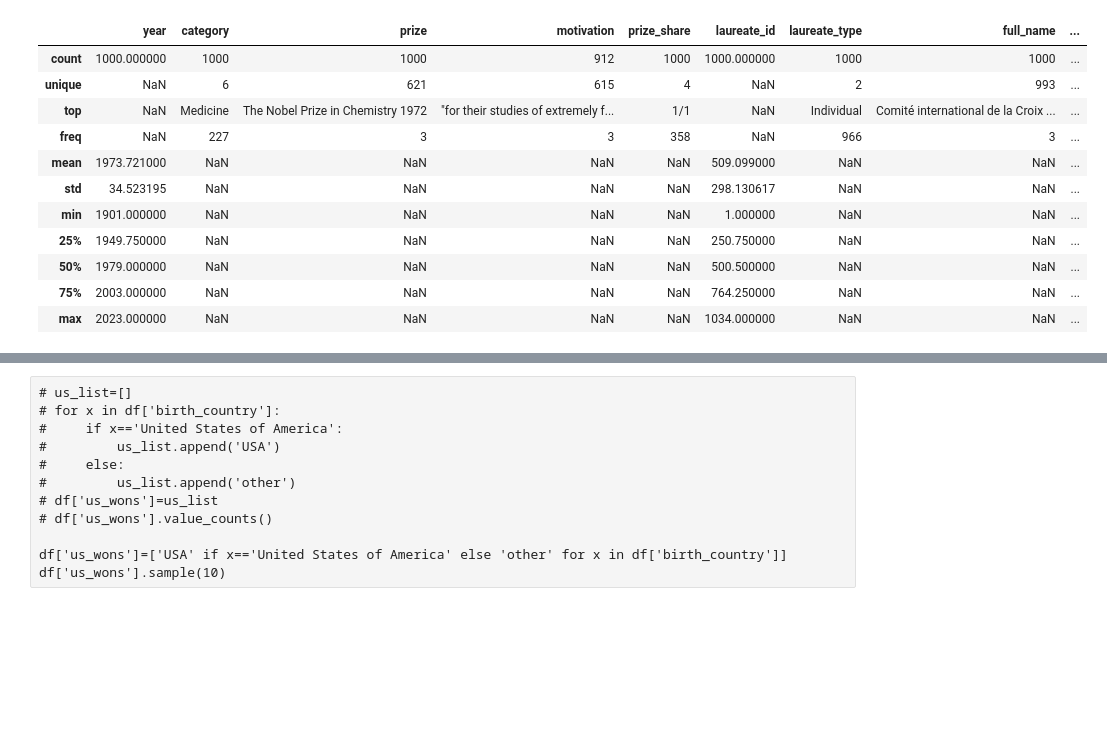
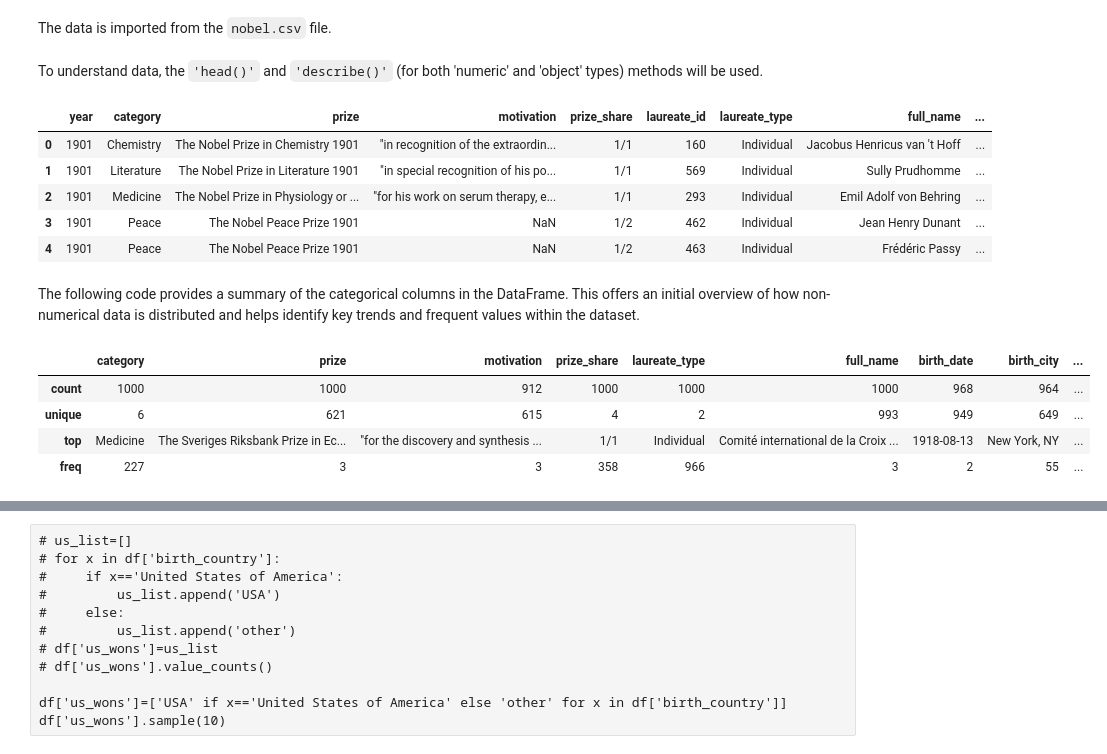
Before and after one commit to jgp-13/project_nobel_prize, a Jupyter notebook: notebook.ipynb, the cells around one changed output, grey strips where cells are left out. Drawn from its saved outputs; the diff is of its cells as text; code cells hidden in the pictures; blank space fills up the shorter version.

```diff
--- a/notebook.ipynb
+++ b/notebook.ipynb
@@ -69,0 +51,2 @@ df.head()
+# %% [markdown]
+The data is imported from the `nobel.csv` file.
@@ -70,15 +57,21 @@ df.head()
+# %% [markdown]
+To understand data, the `'head()'` and `'describe()'` (for both 'numeric' and 'object' types) methods will be used.
+# %%
+df.head()
+# %% [output]
+|  | year | category | prize | motivation | prize_share | laureate_id | laureate_type | full_name | ... |
+| 0 | 1901 | Chemistry | The Nobel Prize in Chemistry 1901 | "in recognition of the extraordin... | 1/1 | 160 | Individual | Jacobus Henricus van 't Hoff | ... |
+| 1 | 1901 | Literature | The Nobel Prize in Literature 1901 | "in special recognition of his po... | 1/1 | 569 | Individual | Sully Prudhomme | ... |
+| 2 | 1901 | Medicine | The Nobel Prize in Physiology or ... | "for his work on serum therapy, e... | 1/1 | 293 | Individual | Emil Adolf von Behring | ... |
+| 3 | 1901 | Peace | The Nobel Peace Prize 1901 | NaN | 1/2 | 462 | Individual | Jean Henry Dunant | ... |
+| 4 | 1901 | Peace | The Nobel Peace Prize 1901 | NaN | 1/2 | 463 | Individual | Frédéric Passy | ... |
+# %% [markdown]
+The following code provides a summary of the categorical columns in the DataFrame. This offers an initial overview of how non-numerical data is distributed and helps identify key trends and frequent values within the dataset.
 # %%
-df.describe(include='all')
+df.describe(include='object')
 # %% [output]
-|  | year | category | prize | motivation | prize_share | laureate_id | laureate_type | full_name | ... |
-| count | 1000.000000 | 1000 | 1000 | 912 | 1000 | 1000.000000 | 1000 | 1000 | ... |
-| unique | NaN | 6 | 621 | 615 | 4 | NaN | 2 | 993 | ... |
-| top | NaN | Medicine | The Nobel Prize in Chemistry 1972 | "for their studies of extremely f... | 1/1 | NaN | Individual | Comité international de la Croix ... | ... |
-| freq | NaN | 227 | 3 | 3 | 358 | NaN | 966 | 3 | ... |
-| mean | 1973.721000 | NaN | NaN | NaN | NaN | 509.099000 | NaN | NaN | ... |
-| std | 34.523195 | NaN | NaN | NaN | NaN | 298.130617 | NaN | NaN | ... |
-| min | 1901.000000 | NaN | NaN | NaN | NaN | 1.000000 | NaN | NaN | ... |
-| 25% | 1949.750000 | NaN | NaN | NaN | NaN | 250.750000 | NaN | NaN | ... |
-| 50% | 1979.000000 | NaN | NaN | NaN | NaN | 500.500000 | NaN | NaN | ... |
-| 75% | 2003.000000 | NaN | NaN | NaN | NaN | 764.250000 | NaN | NaN | ... |
-| max | 2023.000000 | NaN | NaN | NaN | NaN | 1034.000000 | NaN | NaN | ... |
+|  | category | prize | motivation | prize_share | laureate_type | full_name | birth_date | birth_city | ... |
+| count | 1000 | 1000 | 912 | 1000 | 1000 | 1000 | 968 | 964 | ... |
+| unique | 6 | 621 | 615 | 4 | 2 | 993 | 949 | 649 | ... |
+| top | Medicine | The Sveriges Riksbank Prize in Ec... | "for the discovery and synthesis ... | 1/1 | Individual | Comité international de la Croix ... | 1918-08-13 | New York, NY | ... |
+| freq | 227 | 3 | 3 | 358 | 966 | 3 | 2 | 55 | ... |
```
Also changed, not shown: parts of 45 cells of this notebook.
